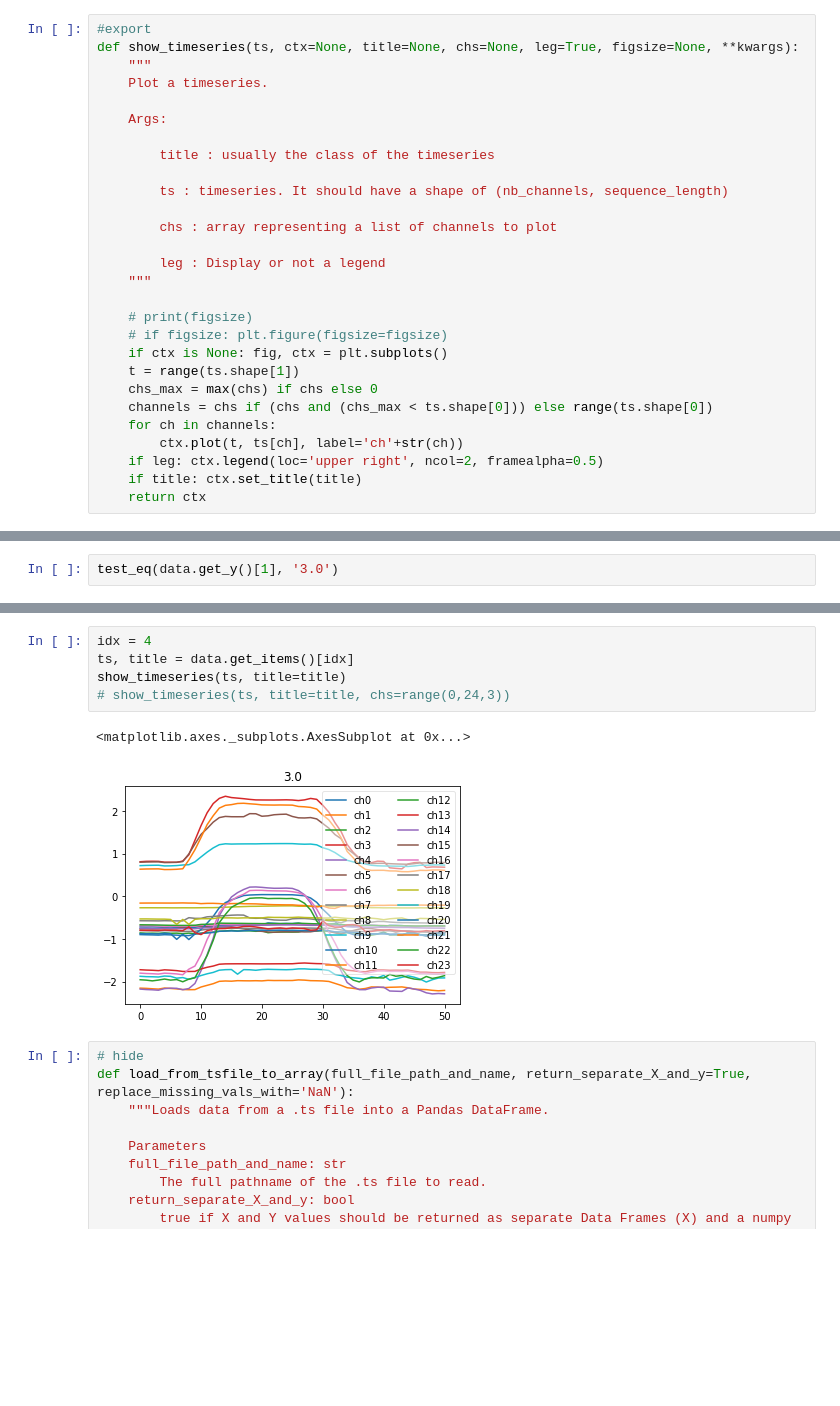
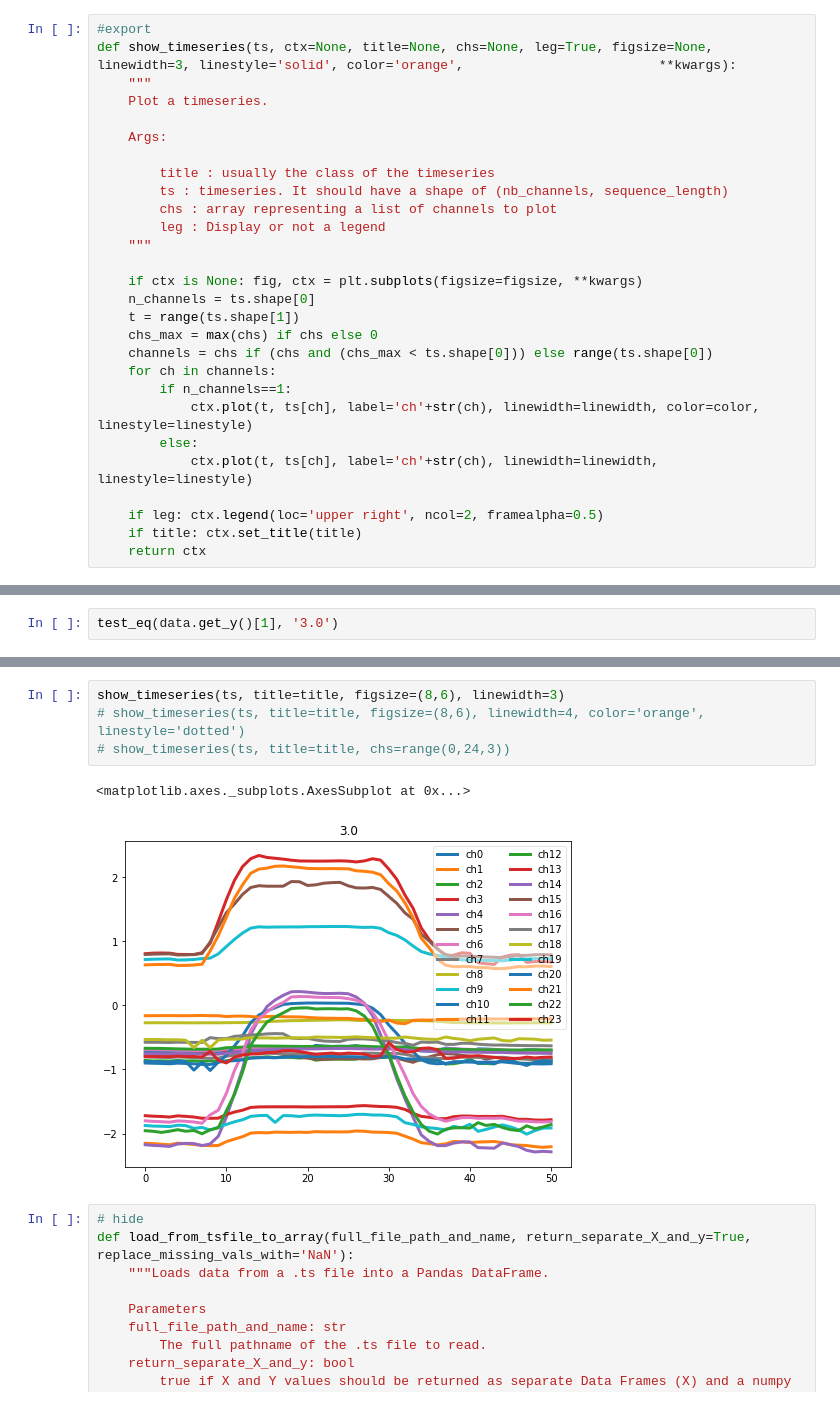
Before and after one commit to ai-fast-track/timeseries, a Jupyter notebook: nbs/80_timeseries_data.ipynb, the cells around one changed output, grey strips where cells are left out. Cells and saved outputs as stored; diff of their text form; blank space fills up the shorter version.

Commit message:
added more features to show_timeseries method

```diff
--- a/nbs/80_timeseries_data.ipynb
+++ b/nbs/80_timeseries_data.ipynb
@@ -210,29 +208,29 @@ def check_ext(fnames, ext):
 ## Plot Timeseries
 # %%
 #export
-def show_timeseries(ts, ctx=None, title=None, chs=None, leg=True, figsize=None, **kwargs):
+def show_timeseries(ts, ctx=None, title=None, chs=None, leg=True, figsize=None, linewidth=3, linestyle='solid', color='orange',                         **kwargs):
     """
     Plot a timeseries.
 
     Args:
 
         title : usually the class of the timeseries
-
         ts : timeseries. It should have a shape of (nb_channels, sequence_length)
-
         chs : array representing a list of channels to plot
-
         leg : Display or not a legend
     """
 
-    # print(figsize)
-    # if figsize: plt.figure(figsize=figsize)
-    if ctx is None: fig, ctx = plt.subplots()
+    if ctx is None: fig, ctx = plt.subplots(figsize=figsize, **kwargs)
+    n_channels = ts.shape[0]
     t = range(ts.shape[1])
     chs_max = max(chs) if chs else 0
     channels = chs if (chs and (chs_max < ts.shape[0])) else range(ts.shape[0])
     for ch in channels:
-        ctx.plot(t, ts[ch], label='ch'+str(ch))
+        if n_channels==1:
+            ctx.plot(t, ts[ch], label='ch'+str(ch), linewidth=linewidth, color=color, linestyle=linestyle)
+        else:
+            ctx.plot(t, ts[ch], label='ch'+str(ch), linewidth=linewidth, linestyle=linestyle)
+
     if leg: ctx.legend(loc='upper right', ncol=2, framealpha=0.5)
     if title: ctx.set_title(title)
     return ctx
@@ -577,11 +592,10 @@ test_eq(data.get_y()[1], '3.0')
 # %%
-idx = 4
-ts, title = data.get_items()[idx]
-show_timeseries(ts, title=title)
+show_timeseries(ts, title=title, figsize=(8,6), linewidth=3)
+# show_timeseries(ts, title=title, figsize=(8,6), linewidth=4, color='orange', linestyle='dotted')
 # show_timeseries(ts, title=title, chs=range(0,24,3))
 # %% [output]
 <matplotlib.axes._subplots.AxesSubplot at 0x...>
-[figure, old version]
+[figure, new version]
 # %%
 # hide
 def load_from_tsfile_to_array(full_file_path_and_name, return_separate_X_and_y=True, replace_missing_vals_with='NaN'):
```
Also changed, not shown: parts of 8 cells of this notebook, 1 other file.
